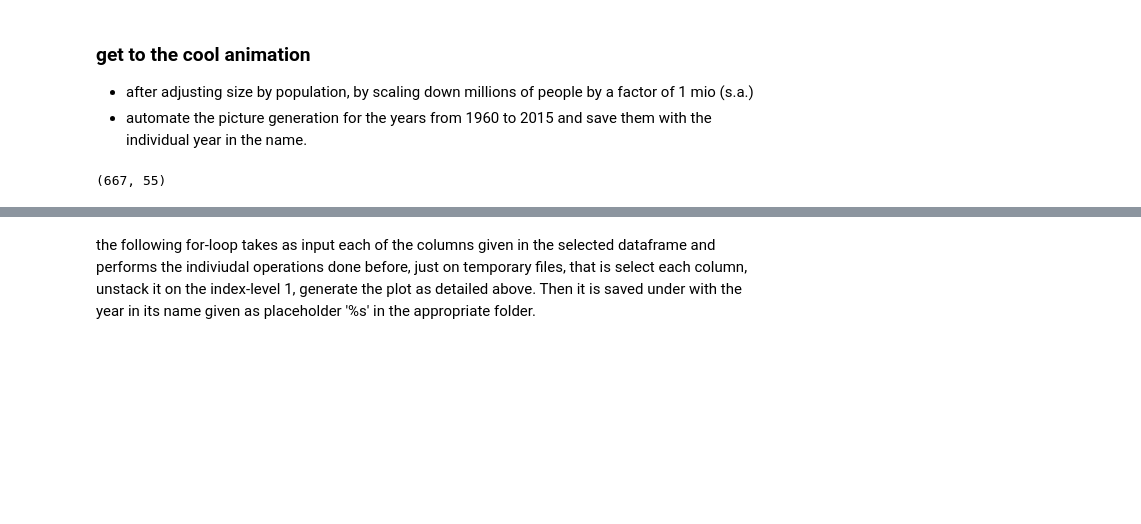
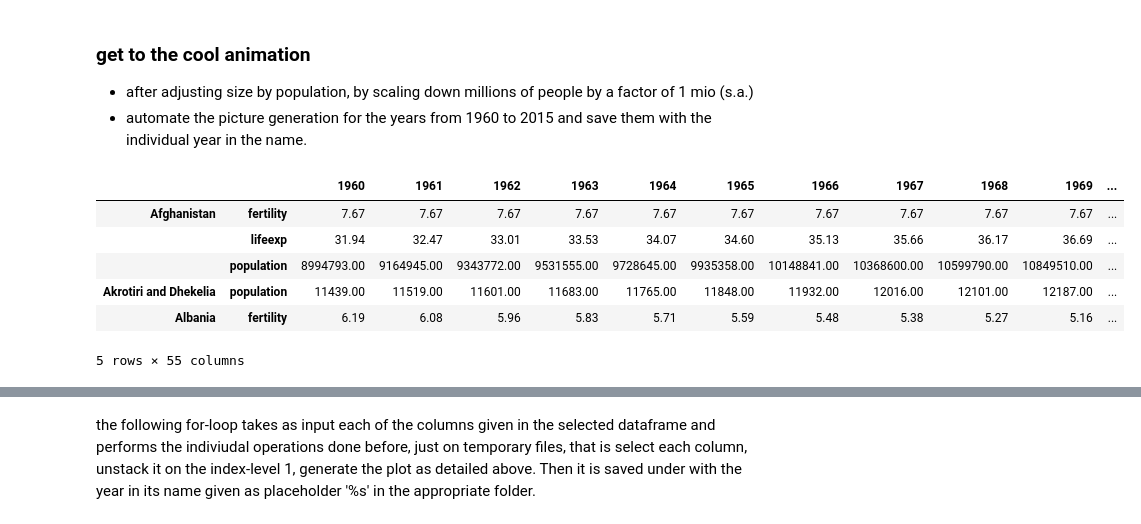
Before and after one commit to mkoeppel/SPICED_Weekly_Projects, a Jupyter notebook: week_1/animated_plot_exercise_mk.ipynb, the cells around one changed output, grey strips where cells are left out. Cells and saved outputs as stored; diff of their text form; code cells hidden in the pictures; blank space fills up the shorter version.

```diff
--- a/week_1/animated_plot_exercise_mk.ipynb
+++ b/week_1/animated_plot_exercise_mk.ipynb
@@ -160,8 +131,14 @@ plt.axis((1,9,10,90))
 # %%
 df_test = df3.unstack(1) # branches of at the end of step 8 in the 2.7 Long vs Wide exercise
 df_test = df_test.iloc[:,160:215] # select the years 1960 to 2015 based on column index-number
-df_test.shape
+df_test.head()
 # %% [output]
+|  |  | 1960 | 1961 | 1962 | 1963 | 1964 | 1965 | 1966 | 1967 | 1968 | 1969 | ... |
+| Afghanistan | fertility | 7.67 | 7.67 | 7.67 | 7.67 | 7.67 | 7.67 | 7.67 | 7.67 | 7.67 | 7.67 | ... |
+|  | lifeexp | 31.94 | 32.47 | 33.01 | 33.53 | 34.07 | 34.60 | 35.13 | 35.66 | 36.17 | 36.69 | ... |
+|  | population | 8994793.00 | 9164945.00 | 9343772.00 | 9531555.00 | 9728645.00 | 9935358.00 | 10148841.00 | 10368600.00 | 10599790.00 | 10849510.00 | ... |
+| Akrotiri and Dhekelia | population | 11439.00 | 11519.00 | 11601.00 | 11683.00 | 11765.00 | 11848.00 | 11932.00 | 12016.00 | 12101.00 | 12187.00 | ... |
+| Albania | fertility | 6.19 | 6.08 | 5.96 | 5.83 | 5.71 | 5.59 | 5.48 | 5.38 | 5.27 | 5.16 | ... |
-(667, 55)
+5 rows × 55 columns
 # %%
 cmap = plt.get_cmap('tab20', lut = len(temp)).colors # improving graphics by coloring countries individually, the lut parameter gives colors according to the number given
```
Also changed, not shown: parts of 12 cells of this notebook, 1 other file.
